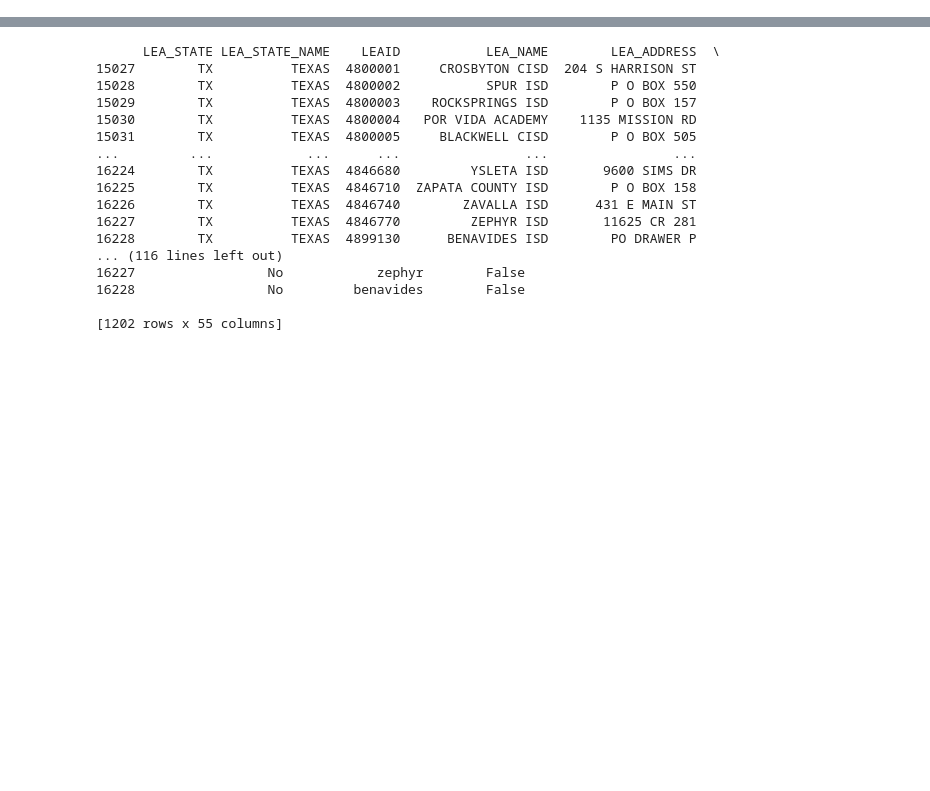
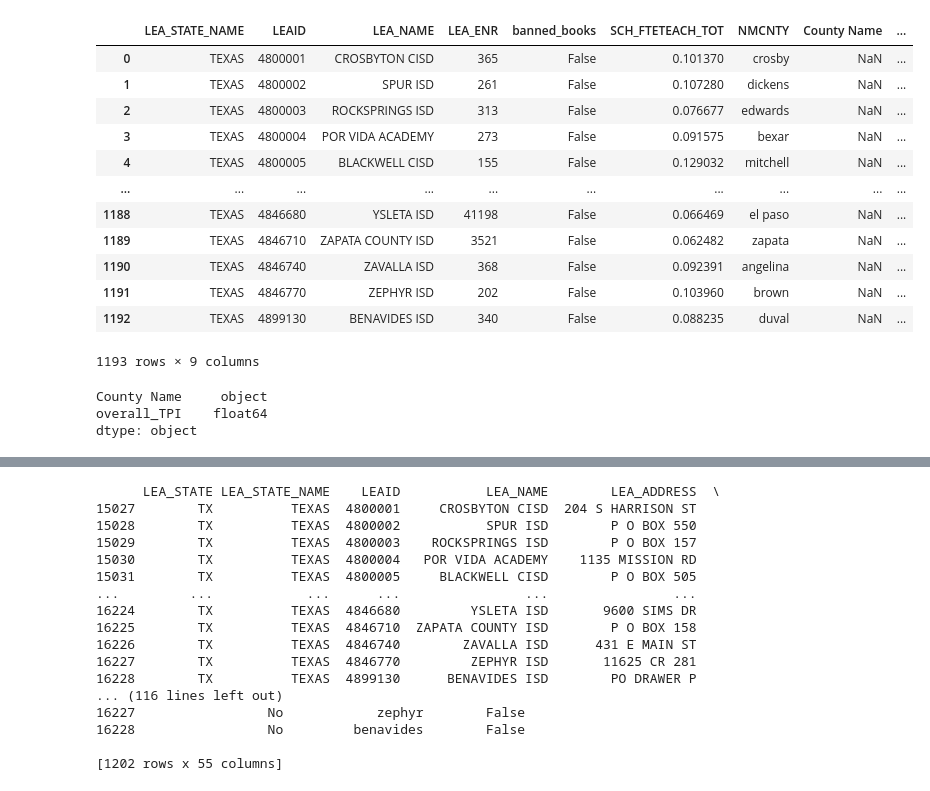
Before and after one commit to sanions/bookbans, a Jupyter notebook: table_creation.ipynb, the cells around one changed output, grey strips where cells are left out. Cells and saved outputs as stored; diff of their text form; code cells hidden in the pictures; blank space fills up the shorter version.

Commit message:
finished political leaning data

```diff
--- a/table_creation.ipynb
+++ b/table_creation.ipynb
@@ -113,0 +122,31 @@ teacher_student_ratio
+# %%
+# Add in county information for all LEAIDs
+cols = ["LEAID", "NMCNTY"]
+county_info = county_info[cols]
+county_info['LEAID'] = pd.to_numeric(county_info['LEAID'], errors='coerce')
+
+# Get the most common county for each school district
+county_info = county_info.groupby('LEAID')['NMCNTY'].agg(lambda x: x.mode().iloc[0])
+
+merged = pd.merge(merged, county_info, on='LEAID', how='left')
+# %%
+merged = merged.dropna() # only 9 instances of NA
+
+# Calculate the Political Leaning per county
+tpi = pd.read_csv("TPI.csv")
+pattern1 = r'(?P<Prefix1>[A-Za-z]+)-(?P<Percentage1>\d+)%' # REGEX for the pattern
+pattern2 = r'(?P<Prefix2>[A-Za-z]+)-(?P<Percentage2>\d+)%' # REGEX for the pattern
+
+df_extracted1 = tpi['Current TPI (20-22)'].str.extract(pattern1)
+df_extracted2 = tpi['Previous TPI (18-20)'].str.extract(pattern2)
+
+# Concatenate the extracted columns with the original DataFrame
+df_result = pd.concat([tpi, df_extracted1, df_extracted2], axis=1)
+df_result["Prefix1"] = np.where(df_result["Prefix1"] == "R", 1, -1).astype(float)
+df_result["Prefix2"] = np.where(df_result["Prefix2"] == "R", 1, -1).astype(float)
+
+# Case our columns to perform our calculation
+df_result["Percentage1"] = df_result["Percentage1"].astype(float)
+df_result["Percentage2"] = df_result["Percentage2"].astype(float)
+
+df_result["overall_TPI"] = ((df_result["Prefix1"] * df_result["Percentage1"] * 0.01) + (df_result["Prefix2"] * df_result["Percentage2"] * 0.01)) / 2
@@ -114,3 +158,36 @@ teacher_student_ratio
+# %%
+# Merge our books df with our county leaning df
+merged["NMCNTY"] = merged["NMCNTY"].str.lower()
+merged["NMCNTY"] = merged["NMCNTY"].str.replace('county', '', case=False)
+df_result["County Name"] = df_result["County Name"].str.lower()
+df_result = df_result[["County Name", "overall_TPI"]]
+df_result["County Name"] = df_result["County Name"].astype(str)
+
+# df_result["County Name"].sort_values()
+# merged["NMCNTY"].sort_values()
+
+test = pd.merge(merged, df_result, left_on='NMCNTY', right_on='County Name', how='left')
+test.sort_values(by="overall_TPI")
+# %% [output]
+|  | LEA_STATE_NAME | LEAID | LEA_NAME | LEA_ENR | banned_books | SCH_FTETEACH_TOT | NMCNTY | County Name | ... |
+| 0 | TEXAS | 4800001 | CROSBYTON CISD | 365 | False | 0.101370 | crosby | NaN | ... |
+| 1 | TEXAS | 4800002 | SPUR ISD | 261 | False | 0.107280 | dickens | NaN | ... |
+| 2 | TEXAS | 4800003 | ROCKSPRINGS ISD | 313 | False | 0.076677 | edwards | NaN | ... |
+| 3 | TEXAS | 4800004 | POR VIDA ACADEMY | 273 | False | 0.091575 | bexar | NaN | ... |
+| 4 | TEXAS | 4800005 | BLACKWELL CISD | 155 | False | 0.129032 | mitchell | NaN | ... |
+| ... | ... | ... | ... | ... | ... | ... | ... | ... | ... |
+| 1188 | TEXAS | 4846680 | YSLETA ISD | 41198 | False | 0.066469 | el paso | NaN | ... |
+| 1189 | TEXAS | 4846710 | ZAPATA COUNTY ISD | 3521 | False | 0.062482 | zapata | NaN | ... |
+| 1190 | TEXAS | 4846740 | ZAVALLA ISD | 368 | False | 0.092391 | angelina | NaN | ... |
+| 1191 | TEXAS | 4846770 | ZEPHYR ISD | 202 | False | 0.103960 | brown | NaN | ... |
+| 1192 | TEXAS | 4899130 | BENAVIDES ISD | 340 | False | 0.088235 | duval | NaN | ... |
+1193 rows × 9 columns
+# %%
+df_result.dtypes
+# %% [output]
+County Name     object
+overall_TPI    float64
+dtype: object
 # %%
 # Instead of merging, create a binary variable where a column exists
 lea["banned_books"] = np.where((lea['LEA_NAME'].isin(books['matched_name'])) & (lea['LEA_STATE_NAME'].isin(books['STATE'])), True, False)
```
Also changed, not shown: parts of 9 cells of this notebook, 3 other files.
